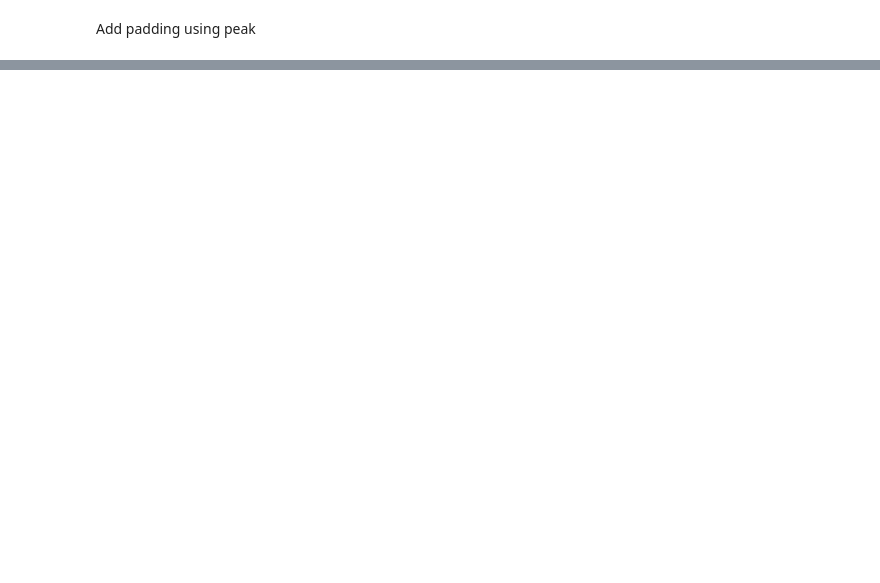
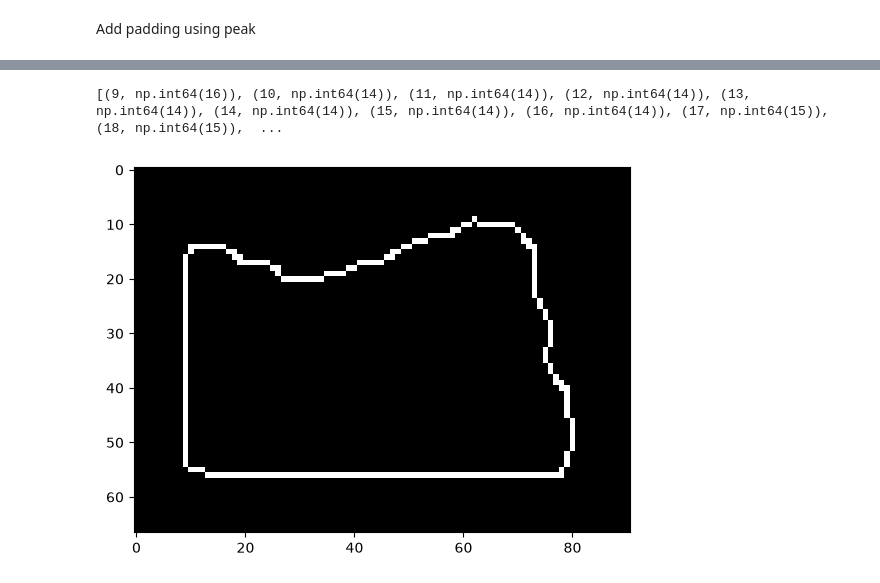
Before and after one commit to mohsinsaeed06/Project-Torn-Paper-, a Jupyter notebook: Edge Detection.ipynb, the cells around one changed output, grey strips where cells are left out. Drawn from its saved outputs; the diff is of its cells as text; code cells hidden in the pictures; blank space fills up the shorter version.

```diff
--- a/Edge Detection.ipynb
+++ b/Edge Detection.ipynb
@@ -213,0 +249,21 @@ plt.show()
+# %%
+_, img = cv2.threshold(img, 15, 255, cv2.THRESH_BINARY)
+a1=cv2.Canny(img,150,150)
+y_arr, x_arr = np.where(a1 == 255)
+
+left = np.min(x_arr)
+right = np.max(x_arr)
+b11= []
+for col_x in range(left, right + 1):
+    pixels_in_col = y_arr[x_arr == col_x]
+
+    if len(pixels_in_col) > 0:
+        top_y = np.min(pixels_in_col)
+
+        b11.append((col_x, top_y))
+print(b11)
+plt.imshow(cv2.cvtColor(a1, cv2.COLOR_BGR2RGB))
+plt.show()
+# %% [output]
+[(9, np.int64(16)), (10, np.int64(14)), (11, np.int64(14)), (12, np.int64(14)), (13, np.int64(14)), (14, np.int64(14)), (15, np.int64(14)), (16, np.int64(14)), (17, np.int64(15)), (18, np.int64(15)),  ...
+[figure, added]
```
Also changed, not shown: parts of 9 cells of this notebook, 3 other files.
